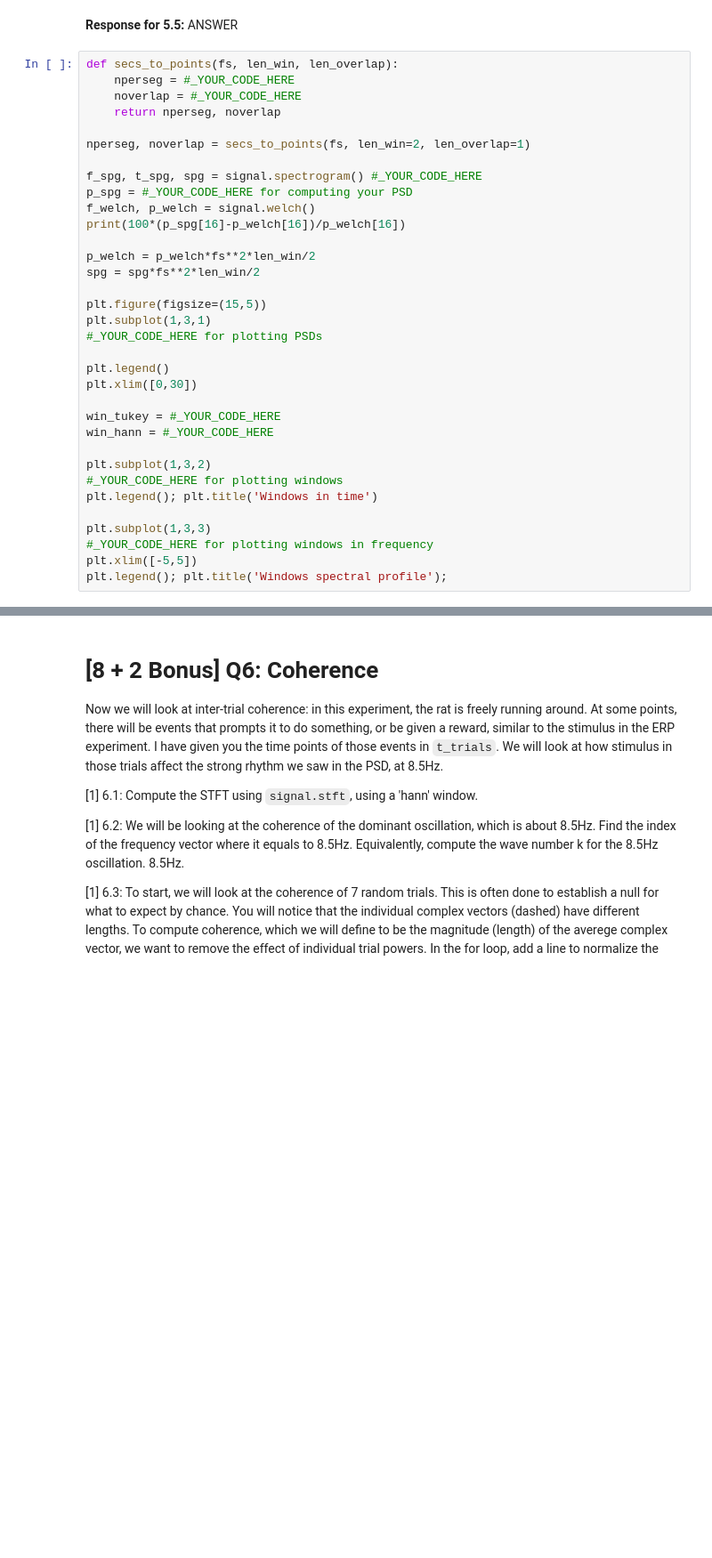
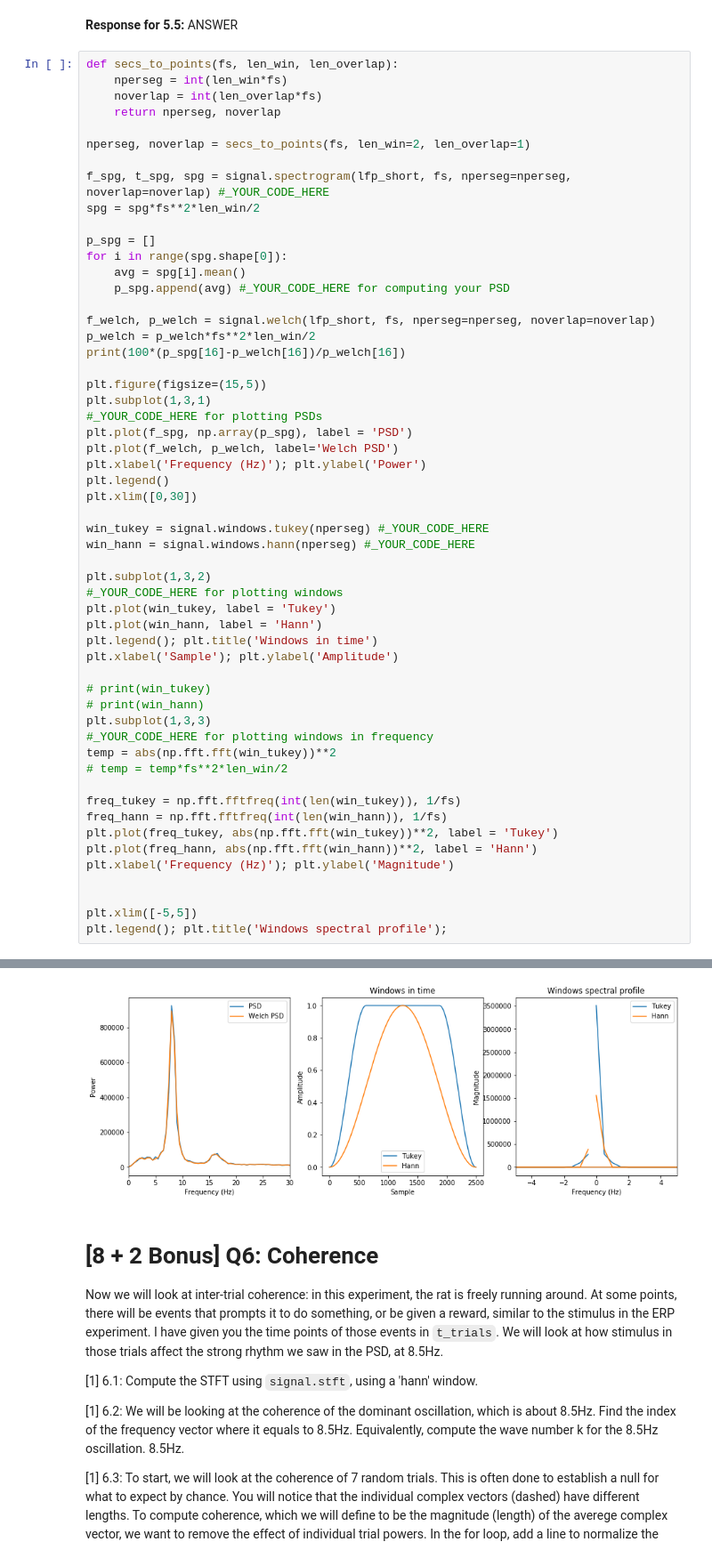
Before and after one commit to ylc020/COGS118C, a Jupyter notebook: Assignments/A3-TimeFrequencyFiltering.ipynb, the cells around one changed output, grey strips where cells are left out. Shown: that part at 89% size. Saved outputs shown, nothing was run; the diff lists cells and outputs as text; blank space fills up the shorter version.

```diff
--- a/Assignments/A3-TimeFrequencyFiltering.ipynb
+++ b/Assignments/A3-TimeFrequencyFiltering.ipynb
@@ -505,36 +498,57 @@ This question illustrates how windowing with different window functions can give
 **Response for 5.5:** ANSWER
 # %%
 def secs_to_points(fs, len_win, len_overlap):
-    nperseg = #_YOUR_CODE_HERE
-    noverlap = #_YOUR_CODE_HERE
+    nperseg = int(len_win*fs)
+    noverlap = int(len_overlap*fs)
     return nperseg, noverlap
 
 nperseg, noverlap = secs_to_points(fs, len_win=2, len_overlap=1)
 
-f_spg, t_spg, spg = signal.spectrogram() #_YOUR_CODE_HERE
-p_spg = #_YOUR_CODE_HERE for computing your PSD
-f_welch, p_welch = signal.welch()
+f_spg, t_spg, spg = signal.spectrogram(lfp_short, fs, nperseg=nperseg, noverlap=noverlap) #_YOUR_CODE_HERE
+spg = spg*fs**2*len_win/2
+
+p_spg = []
+for i in range(spg.shape[0]):
+    avg = spg[i].mean()
+    p_spg.append(avg) #_YOUR_CODE_HERE for computing your PSD
+
+f_welch, p_welch = signal.welch(lfp_short, fs, nperseg=nperseg, noverlap=noverlap)
+p_welch = p_welch*fs**2*len_win/2
 print(100*(p_spg[16]-p_welch[16])/p_welch[16])
-
-p_welch = p_welch*fs**2*len_win/2
-spg = spg*fs**2*len_win/2
 
 plt.figure(figsize=(15,5))
 plt.subplot(1,3,1)
 #_YOUR_CODE_HERE for plotting PSDs
-
+plt.plot(f_spg, np.array(p_spg), label = 'PSD')
+plt.plot(f_welch, p_welch, label='Welch PSD')
+plt.xlabel('Frequency (Hz)'); plt.ylabel('Power')
 plt.legend()
 plt.xlim([0,30])
 
-win_tukey = #_YOUR_CODE_HERE
-win_hann = #_YOUR_CODE_HERE
+win_tukey = signal.windows.tukey(nperseg) #_YOUR_CODE_HERE
+win_hann = signal.windows.hann(nperseg) #_YOUR_CODE_HERE
 
 plt.subplot(1,3,2)
 #_YOUR_CODE_HERE for plotting windows
+plt.plot(win_tukey, label = 'Tukey')
+plt.plot(win_hann, label = 'Hann')
 plt.legend(); plt.title('Windows in time')
+plt.xlabel('Sample'); plt.ylabel('Amplitude')
 
+# print(win_tukey)
+# print(win_hann)
 plt.subplot(1,3,3)
 #_YOUR_CODE_HERE for plotting windows in frequency
+temp = abs(np.fft.fft(win_tukey))**2
+# temp = temp*fs**2*len_win/2
+
+freq_tukey = np.fft.fftfreq(int(len(win_tukey)), 1/fs)
+freq_hann = np.fft.fftfreq(int(len(win_hann)), 1/fs)
+plt.plot(freq_tukey, abs(np.fft.fft(win_tukey))**2, label = 'Tukey')
+plt.plot(freq_hann, abs(np.fft.fft(win_hann))**2, label = 'Hann')
+plt.xlabel('Frequency (Hz)'); plt.ylabel('Magnitude')
+
+
 plt.xlim([-5,5])
 plt.legend(); plt.title('Windows spectral profile');
 # %% [output]
@@ -542,3 +556,4 @@ SyntaxError: invalid syntax (<ipython-input-13-f72624d6ba1d>, line 2)
+[figure, added]
 # %% [markdown]
 # [8 + 2 Bonus] Q6: Coherence
 Now we will look at inter-trial coherence: in this experiment, the rat is freely running around. At some points, there will be events that prompts it to do something, or be given a reward, similar to the stimulus in the ERP experiment. I have given you the time points of those events in `t_trials`. We will look at how stimulus in those trials affect the strong rhythm we saw in the PSD, at 8.5Hz.
```
Also changed, not shown: parts of 6 cells of this notebook.
